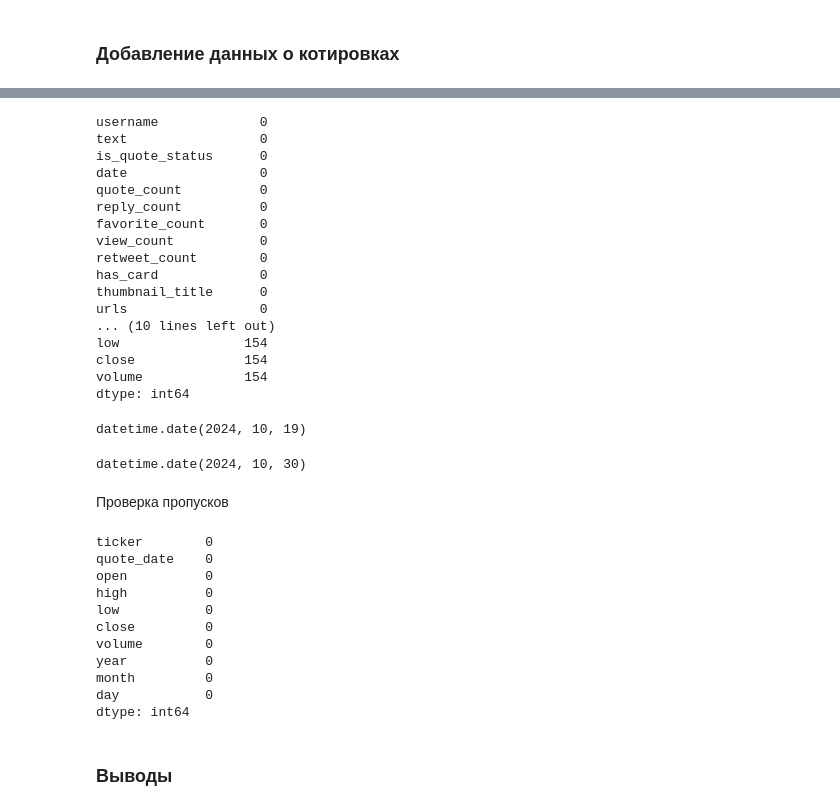
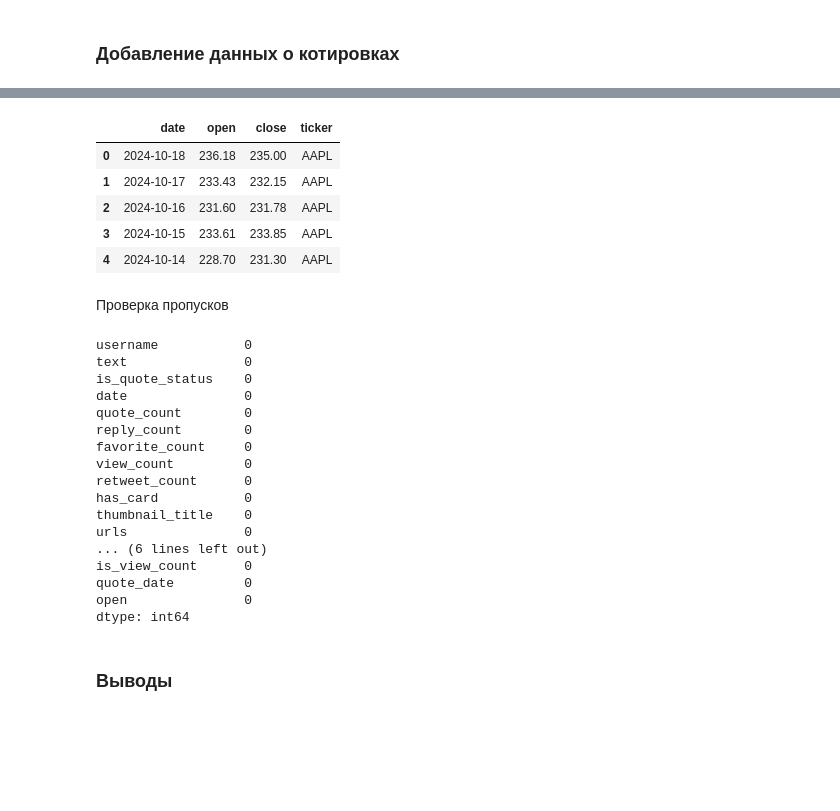
Before and after one commit to vasilyryabtsev/futures-price-prediction, a Jupyter notebook: twitter_parser/infls/inflEDA.ipynb, the cells around one changed output, grey strips where cells are left out. Saved outputs shown, nothing was run; the diff lists cells and outputs as text; code cells hidden in the pictures; blank space fills up the shorter version.

```diff
--- a/twitter_parser/infls/inflEDA.ipynb
+++ b/twitter_parser/infls/inflEDA.ipynb
@@ -556,28 +501,0 @@ data[['date'] + quote_columns] = data[['date'] + quote_columns].apply(fill_quote
-# %%
-data.isna().sum()
-# %% [output]
-username             0
-text                 0
-is_quote_status      0
-date                 0
-quote_count          0
-reply_count          0
-favorite_count       0
-view_count           0
-retweet_count        0
-has_card             0
-thumbnail_title      0
-urls                 0
-... (10 lines left out)
-low                154
-close              154
-volume             154
-dtype: int64
-# %%
-data[data.isna().any(axis=1)]['date'].min()
-# %% [output]
-datetime.date(2024, 10, 19)
-# %%
-data[data.isna().any(axis=1)]['date'].max()
-# %% [output]
-datetime.date(2024, 10, 30)
@@ -583,0 +504,20 @@ datetime.date(2024, 10, 30)
+# %%
+qs0 = pd.read_csv('../../quotes/quotes.csv')
+qs1 = pd.read_csv('../../quotes/quotes_08-11-2024.csv')
+qs2 = pd.read_csv('../../quotes/quotes_08-11-2024_1.csv')
+
+qs0 = qs0.drop(['Unnamed: 0', 'id'], axis=1).rename({'quote_date': 'date'}, axis=1)[qs1.columns]
+qs = pd.concat([qs0, qs1, qs2])
+
+qs['date'] = pd.to_datetime(qs['date'])
+qs = qs.drop(['high', 'low', 'volume'], axis=1)
+qs = qs.drop_duplicates().reset_index(drop='first')
+
+qs.head()
+# %% [output]
+|  | date | open | close | ticker |
+| 0 | 2024-10-18 | 236.18 | 235.00 | AAPL |
+| 1 | 2024-10-17 | 233.43 | 232.15 | AAPL |
+| 2 | 2024-10-16 | 231.60 | 231.78 | AAPL |
+| 3 | 2024-10-15 | 233.61 | 233.85 | AAPL |
+| 4 | 2024-10-14 | 228.70 | 231.30 | AAPL |
@@ -584,18 +554,24 @@ datetime.date(2024, 10, 30)
 # %% [markdown]
 Проверка пропусков
 # %%
-qs.isna().sum()
+df.isna().sum()
 # %% [output]
-ticker        0
-quote_date    0
-open          0
-high          0
-low           0
-close         0
-volume        0
-year          0
-month         0
-day           0
+username           0
+text               0
+is_quote_status    0
+date               0
+quote_count        0
+reply_count        0
+favorite_count     0
+view_count         0
+retweet_count      0
+has_card           0
+thumbnail_title    0
+urls               0
+... (6 lines left out)
+is_view_count      0
+quote_date         0
+open               0
 dtype: int64
 # %% [markdown]
 ### Выводы ###
```
Also changed, not shown: parts of 11 cells of this notebook.
